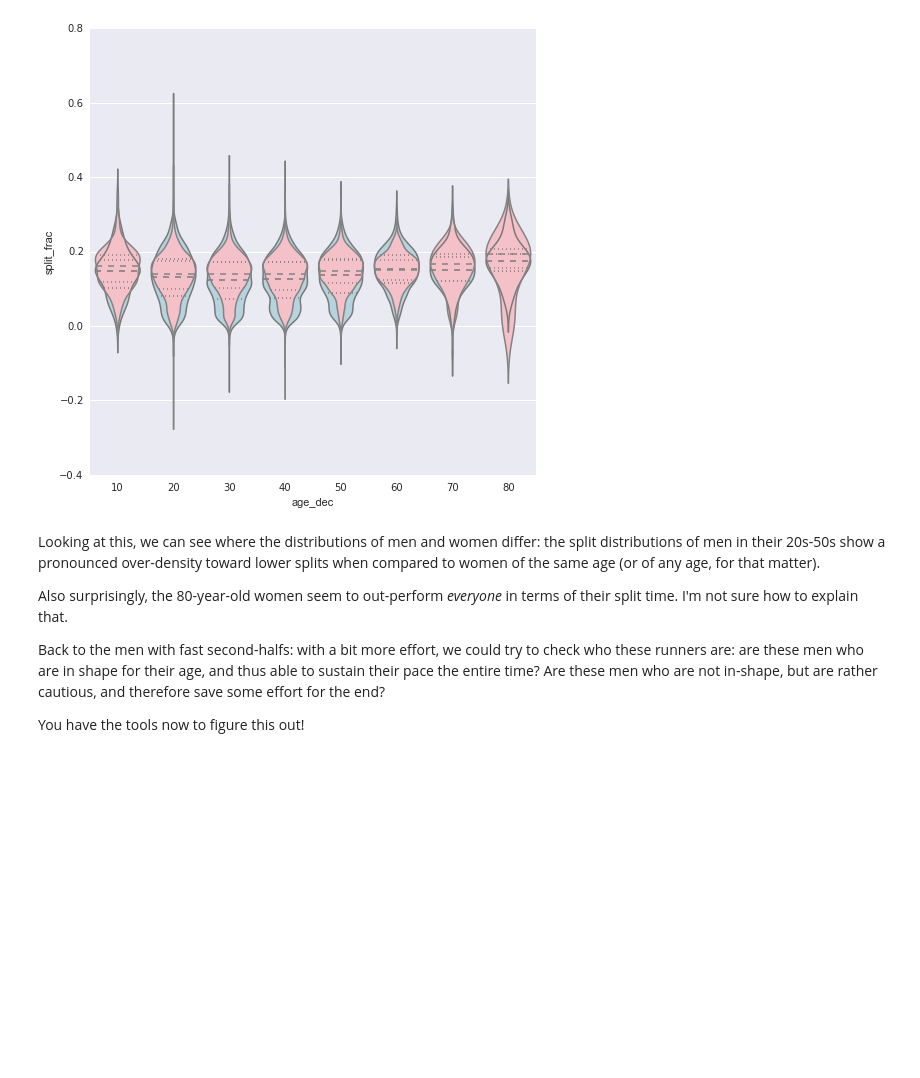
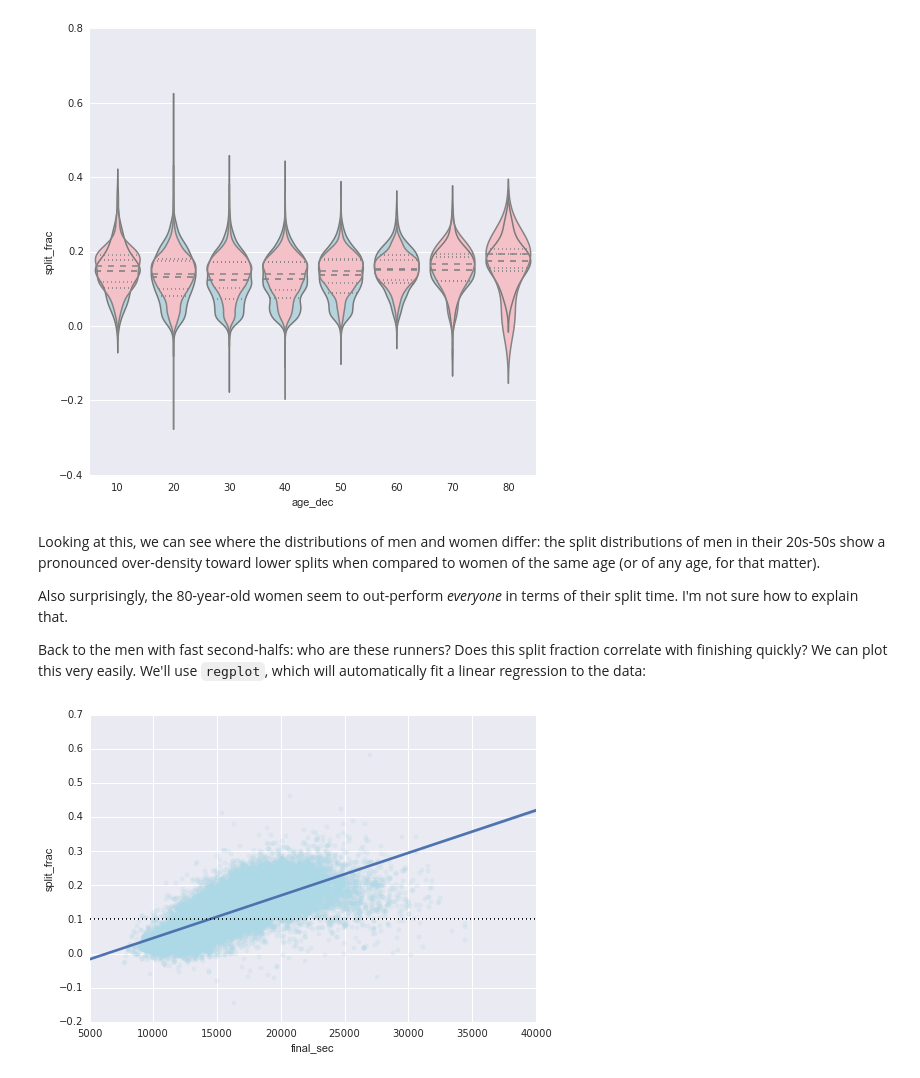
Before and after one commit to jakevdp/OsloWorkshop2014, a Jupyter notebook: notebooks/01.4_MatplotlibSeaborn.ipynb, the cells around one changed output. Saved outputs shown, nothing was run; the diff lists cells and outputs as text; code cells hidden in the pictures; blank space fills up the shorter version.

```diff
--- a/notebooks/01.4_MatplotlibSeaborn.ipynb
+++ b/notebooks/01.4_MatplotlibSeaborn.ipynb
@@ -523,6 +523,10 @@ Looking at this, we can see where the distributions of men and women differ: the
 
 Also surprisingly, the 80-year-old women seem to out-perform *everyone* in terms of their split time. I'm not sure how to explain that.
 
-Back to the men with fast second-halfs: with a bit more effort, we could try to check who these runners are: are these men who are in shape for their age, and thus able to sustain their pace the entire time? Are these men who are not in-shape, but are rather cautious, and therefore save some effort for the end?
-
-You have the tools now to figure this out!
+Back to the men with fast second-halfs: who are these runners? Does this split fraction correlate with finishing quickly? We can plot this very easily. We'll use ``regplot``, which will automatically fit a linear regression to the data:
+# %%
+sns.regplot('final_sec', 'split_frac', data=nyc_data[men],
+            scatter_kws=dict(alpha=0.2, color='lightblue'))
+plt.plot([5000, 40000], [0.1, 0.1], ':k');
+# %% [output]
+[figure, added]
```
Also changed, not shown: parts of 10 cells of this notebook, 2 other files.
